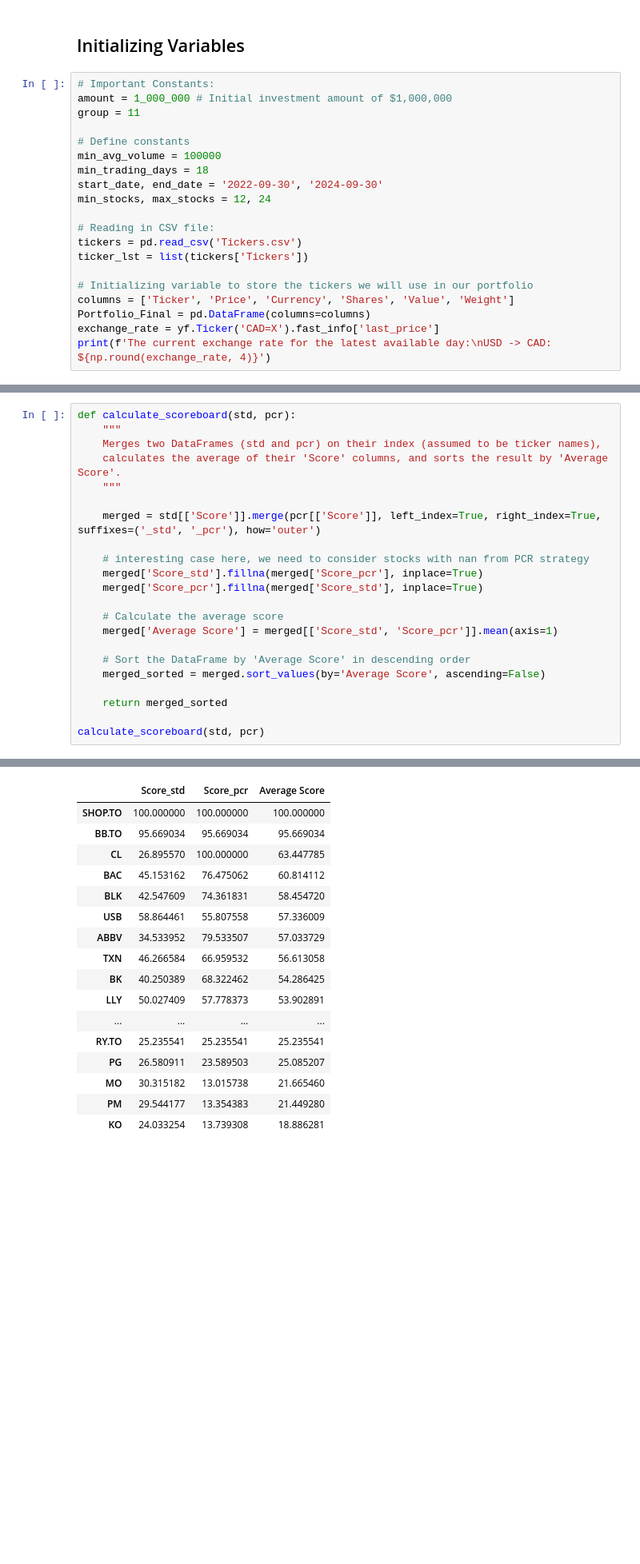
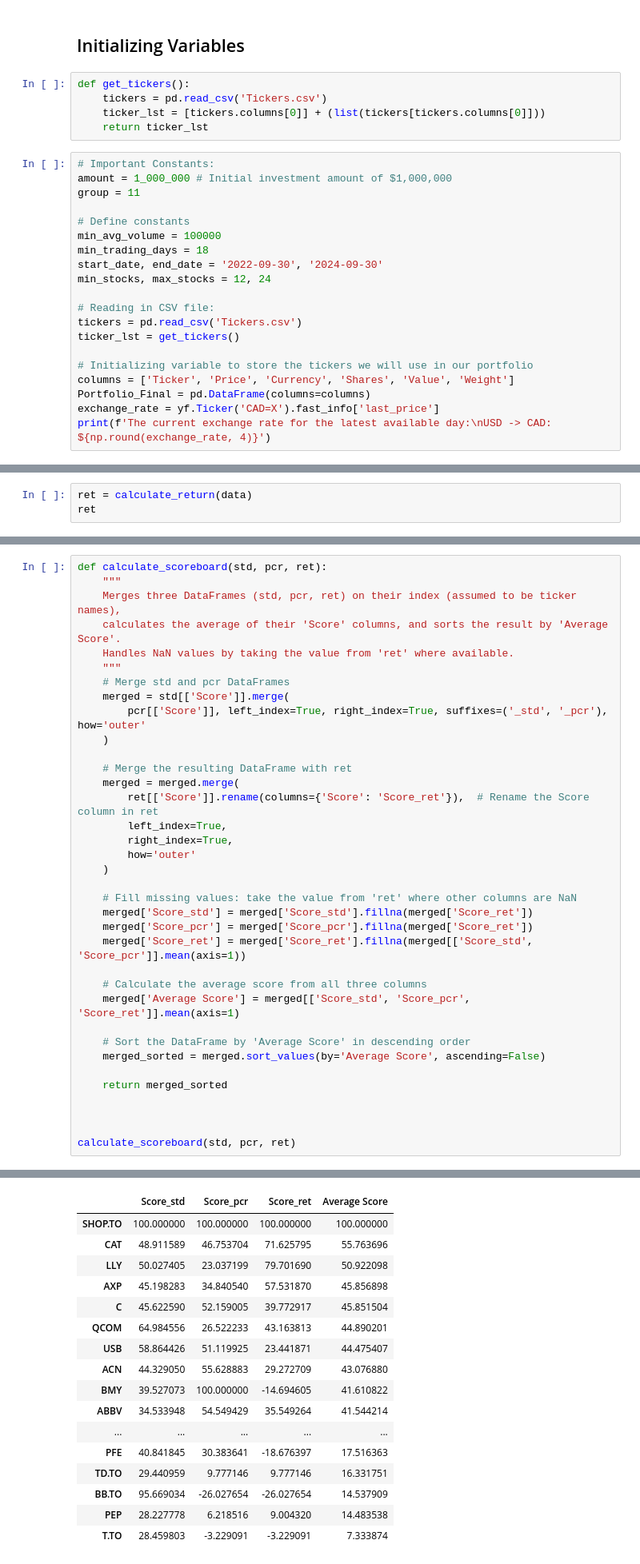
Before and after one commit to akramj13/CFM101-Project, a Jupyter notebook: Team 11 Assignment Jester.ipynb, the cells around one changed output, grey strips where cells are left out. Shown: that part at 80% size. Cells and saved outputs as stored; diff of their text form; blank space fills up the shorter version.

```diff
--- a/Team 11 Assignment Jester.ipynb
+++ b/Team 11 Assignment Jester.ipynb
@@ -50,6 +50,11 @@ Disclose any use of AI for this assignment below (detail where and how you used
 15) Creating the final portfolio dataframe and CSV.
 # %% [markdown]
 ## Initializing Variables
+# %%
+def get_tickers():
+    tickers = pd.read_csv('Tickers.csv')
+    ticker_lst = [tickers.columns[0]] + (list(tickers[tickers.columns[0]]))
+    return ticker_lst
 # %%
 # Important Constants:
 amount = 1_000_000 # Initial investment amount of $1,000,000
@@ -63,7 +68,7 @@ min_stocks, max_stocks = 12, 24
 
 # Reading in CSV file:
 tickers = pd.read_csv('Tickers.csv')
-ticker_lst = list(tickers['Tickers'])
+ticker_lst = get_tickers()
 
 # Initializing variable to store the tickers we will use in our portfolio
 columns = ['Ticker', 'Price', 'Currency', 'Shares', 'Value', 'Weight']
@@ -272,0 +237,3 @@ std
+# %%
+ret = calculate_return(data)
+ret
@@ -312,23 +297,37 @@ Error processing TD.TO: 'volume'
 # %%
-def calculate_scoreboard(std, pcr):
+def calculate_scoreboard(std, pcr, ret):
     """
-    Merges two DataFrames (std and pcr) on their index (assumed to be ticker names),
+    Merges three DataFrames (std, pcr, ret) on their index (assumed to be ticker names),
     calculates the average of their 'Score' columns, and sorts the result by 'Average Score'.
+    Handles NaN values by taking the value from 'ret' where available.
     """
+    # Merge std and pcr DataFrames
+    merged = std[['Score']].merge(
+        pcr[['Score']], left_index=True, right_index=True, suffixes=('_std', '_pcr'), how='outer'
+    )
 
-    merged = std[['Score']].merge(pcr[['Score']], left_index=True, right_index=True, suffixes=('_std', '_pcr'), how='outer')
+    # Merge the resulting DataFrame with ret
+    merged = merged.merge(
+        ret[['Score']].rename(columns={'Score': 'Score_ret'}),  # Rename the Score column in ret
+        left_index=True,
+        right_index=True,
+        how='outer'
+    )
 
-    # interesting case here, we need to consider stocks with nan from PCR strategy
-    merged['Score_std'].fillna(merged['Score_pcr'], inplace=True)
-    merged['Score_pcr'].fillna(merged['Score_std'], inplace=True)
+    # Fill missing values: take the value from 'ret' where other columns are NaN
+    merged['Score_std'] = merged['Score_std'].fillna(merged['Score_ret'])
+    merged['Score_pcr'] = merged['Score_pcr'].fillna(merged['Score_ret'])
+    merged['Score_ret'] = merged['Score_ret'].fillna(merged[['Score_std', 'Score_pcr']].mean(axis=1))
 
-    # Calculate the average score
-    merged['Average Score'] = merged[['Score_std', 'Score_pcr']].mean(axis=1)
+    # Calculate the average score from all three columns
+    merged['Average Score'] = merged[['Score_std', 'Score_pcr', 'Score_ret']].mean(axis=1)
 
     # Sort the DataFrame by 'Average Score' in descending order
     merged_sorted = merged.sort_values(by='Average Score', ascending=False)
 
     return merged_sorted
 
-calculate_scoreboard(std, pcr)
+
+
+calculate_scoreboard(std, pcr, ret)
 # %% [output]
@@ -347,20 +334,20 @@ For example, when doing 'df[col].method(value, inplace=True)', try using 'df.met
-|  | Score_std | Score_pcr | Average Score |
-| SHOP.TO | 100.000000 | 100.000000 | 100.000000 |
-| BB.TO | 95.669034 | 95.669034 | 95.669034 |
-| CL | 26.895570 | 100.000000 | 63.447785 |
-| BAC | 45.153162 | 76.475062 | 60.814112 |
-| BLK | 42.547609 | 74.361831 | 58.454720 |
-| USB | 58.864461 | 55.807558 | 57.336009 |
-| ABBV | 34.533952 | 79.533507 | 57.033729 |
-| TXN | 46.266584 | 66.959532 | 56.613058 |
-| BK | 40.250389 | 68.322462 | 54.286425 |
-| LLY | 50.027409 | 57.778373 | 53.902891 |
-| ... | ... | ... | ... |
-| RY.TO | 25.235541 | 25.235541 | 25.235541 |
-| PG | 26.580911 | 23.589503 | 25.085207 |
-| MO | 30.315182 | 13.015738 | 21.665460 |
-| PM | 29.544177 | 13.354383 | 21.449280 |
-| KO | 24.033254 | 13.739308 | 18.886281 |
+|  | Score_std | Score_pcr | Score_ret | Average Score |
+| SHOP.TO | 100.000000 | 100.000000 | 100.000000 | 100.000000 |
+| CAT | 48.911589 | 46.753704 | 71.625795 | 55.763696 |
+| LLY | 50.027405 | 23.037199 | 79.701690 | 50.922098 |
+| AXP | 45.198283 | 34.840540 | 57.531870 | 45.856898 |
+| C | 45.622590 | 52.159005 | 39.772917 | 45.851504 |
+| QCOM | 64.984556 | 26.522233 | 43.163813 | 44.890201 |
+| USB | 58.864426 | 51.119925 | 23.441871 | 44.475407 |
+| ACN | 44.329050 | 55.628883 | 29.272709 | 43.076880 |
+| BMY | 39.527073 | 100.000000 | -14.694605 | 41.610822 |
+| ABBV | 34.533948 | 54.549429 | 35.549264 | 41.544214 |
+| ... | ... | ... | ... | ... |
+| PFE | 40.841845 | 30.383641 | -18.676397 | 17.516363 |
+| TD.TO | 29.440959 | 9.777146 | 9.777146 | 16.331751 |
+| BB.TO | 95.669034 | -26.027654 | -26.027654 | 14.537909 |
+| PEP | 28.227778 | 6.218516 | 9.004320 | 14.483538 |
+| T.TO | 28.459803 | -3.229091 | -3.229091 | 7.333874 |
 # %%
 # Define to get call and put option data (specifically the total volume)
 # def get_options_vol(ticker, put):
```
Also changed, not shown: parts of 11 cells of this notebook.
